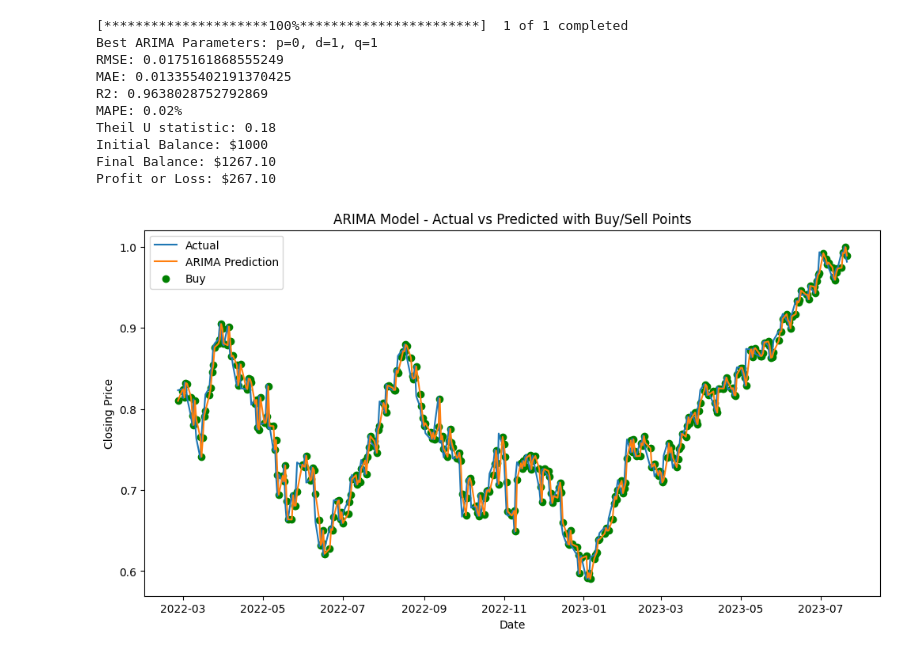
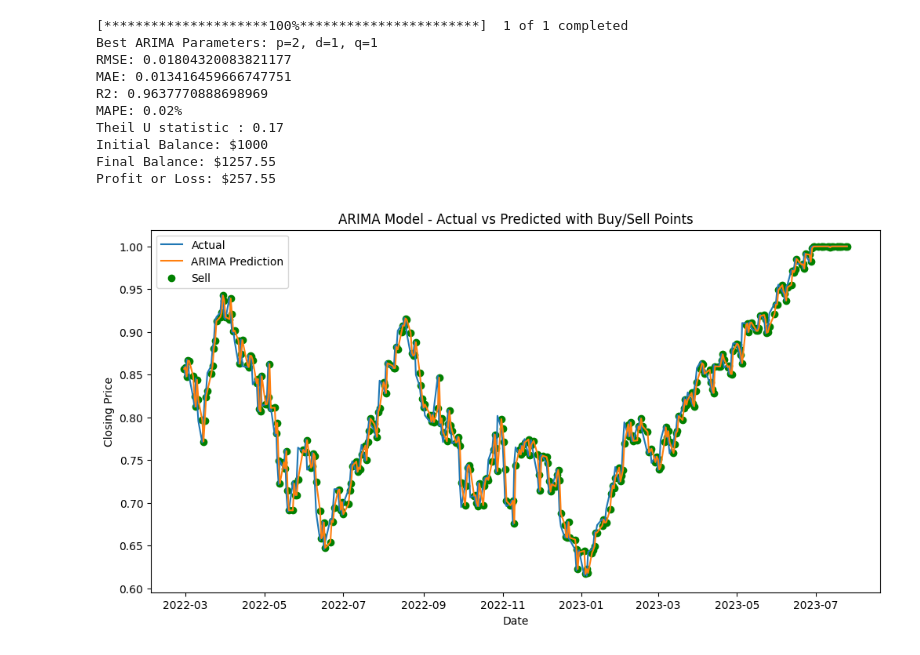
Before and after one commit to seigo07/RNN_Stock_Price_Prediction, a Jupyter notebook: src/arima.ipynb, the cells around one changed output. Cells and saved outputs as stored; diff of their text form; code cells hidden in the pictures.

```diff
--- a/src/arima.ipynb
+++ b/src/arima.ipynb
@@ -1,6 +1,7 @@
 # %%
 import warnings
 from datetime import datetime
+from itertools import product
 
 import matplotlib.pyplot as plt
 import numpy as np
@@ -19,6 +20,18 @@ ticker = "AAPL"
 end = datetime.now()
 start = datetime(2016, end.month, end.day)
 dataset = yf.download(ticker, start, end)
+
+# Data Cleaning
+# Handle Missing Data
+dataset = dataset.dropna()  # Remove rows with missing data
+
+# Remove Duplicates
+dataset = dataset[~dataset.index.duplicated(keep='first')]
+
+# Handle Outliers (Clipping values)
+lower_bound = 0  # Define lower bound for clipping
+upper_bound = np.percentile(dataset['Close'], 99)  # Define upper bound for clipping (99th percentile)
+dataset['Close'] = np.clip(dataset['Close'], lower_bound, upper_bound)
 
 # Preprocess the data
 data = dataset['Close'].values.reshape(-1, 1)
@@ -48,29 +61,27 @@ param_grid = {
 
 best_theil_u = float('inf')
 best_arima_predictions = None
-for p in param_grid['p']:
-    for d in param_grid['d']:
-        for q in param_grid['q']:
-            history = [x for x in train_data]
-            arima_predictions = []
-            for t in range(len(test_data)):
-                model = ARIMA(history, order=(p, d, q))
-                model_fit = model.fit()
-                output = model_fit.forecast()
-                yhat = output[0]
-                arima_predictions.append(yhat)
-                obs = test_data[t]
-                history.append(obs)
+for p, d, q in product(param_grid['p'], param_grid['d'], param_grid['q']):
+    history = [x for x in train_data]
+    arima_predictions = []
+    for t in range(len(test_data)):
+        model = ARIMA(history, order=(p, d, q))
+        model_fit = model.fit()
+        output = model_fit.forecast(steps=1)  # Use steps=1 to get a scalar forecast value
+        yhat = output[0]  # Forecasted value is a scalar
+        arima_predictions.append(yhat)
+        obs = test_data[t]
+        history.append(obs)
 
-            # Calculate Theil U
-            arima_naive_predictions = np.full_like(test_data, train_data[-1])
-            arima_theil_u = theil_u_statistic(test_data, arima_predictions, arima_naive_predictions)
+    # Calculate Theil U
+    arima_naive_predictions = np.full_like(test_data, train_data[-1])
+    arima_theil_u = theil_u_statistic(test_data, arima_predictions, arima_naive_predictions)
 
-            # Update best hyperparameters if Theil U improves
-            if arima_theil_u < best_theil_u:
-                best_theil_u = arima_theil_u
-                best_arima_predictions = arima_predictions
-                best_p, best_d, best_q = p, d, q
+    # Update best hyperparameters if Theil U improves
+    if arima_theil_u < best_theil_u:
+        best_theil_u = arima_theil_u
+        best_arima_predictions = arima_predictions
+        best_p, best_d, best_q = p, d, q
 
 # Calculate evaluation metrics
 arima_rmse = np.sqrt(mean_squared_error(test_data, best_arima_predictions))
@@ -83,7 +94,7 @@ print(f"RMSE: {arima_rmse}")
 print(f"MAE: {arima_mae}")
 print(f"R2: {arima_r2}")
 print(f"MAPE: {arima_mape:.2f}%")
-print(f"Theil U statistic: {best_theil_u:.2f}")
+print(f"Theil U statistic : {best_theil_u:.2f}")
 
 # Initialize variables for the trading strategy
 initial_balance = 1000  # Initial balance (USD)
@@ -97,38 +108,38 @@ for i in range(N):
         stocks_to_buy = int(balance / dataset['Close'][i + train_size])
         stocks += stocks_to_buy
         balance -= stocks_to_buy * dataset['Close'][i + train_size]
     else:  # Predicted price will fall
         balance += stocks * dataset['Close'][i + train_size]
         stocks = 0
 
 # Calculate profit or loss
 final_balance = balance + stocks * dataset['Close'][-1]
 profit_or_loss = final_balance - initial_balance
 
 print(f"Initial Balance: ${initial_balance}")
 print(f"Final Balance: ${final_balance:.2f}")
 print(f"Profit or Loss: ${profit_or_loss:.2f}")
 
 # Plot the actual and ARIMA predicted values with buy/sell points
 plt.figure(figsize=(12, 6))
 plt.plot(dataset.index[train_size:], test_data, label='Actual')
 plt.plot(dataset.index[train_size:], best_arima_predictions, label='ARIMA Prediction')
 plt.scatter(dataset.index[train_size:], best_arima_predictions, marker='o', color='g',
             label='Buy' if best_arima_predictions[-1] > test_data[-1] else 'Sell')
 plt.title('ARIMA Model - Actual vs Predicted with Buy/Sell Points')
 plt.xlabel('Date')
 plt.ylabel('Closing Price')
 plt.legend()
 plt.show()
 # %% [output]
 [*********************100%***********************]  1 of 1 completed
-Best ARIMA Parameters: p=0, d=1, q=1
-RMSE: 0.0175161868555249
-MAE: 0.013355402191370425
-R2: 0.9638028752792869
+Best ARIMA Parameters: p=2, d=1, q=1
+RMSE: 0.01804320083821177
+MAE: 0.013416459666747751
+R2: 0.9637770888698969
 MAPE: 0.02%
-Theil U statistic: 0.18
+Theil U statistic : 0.17
 Initial Balance: $1000
-Final Balance: $1267.10
-Profit or Loss: $267.10
+Final Balance: $1257.55
+Profit or Loss: $257.55
-[figure, old version]
+[figure, new version]
```
Also changed, not shown: 1 other file.
